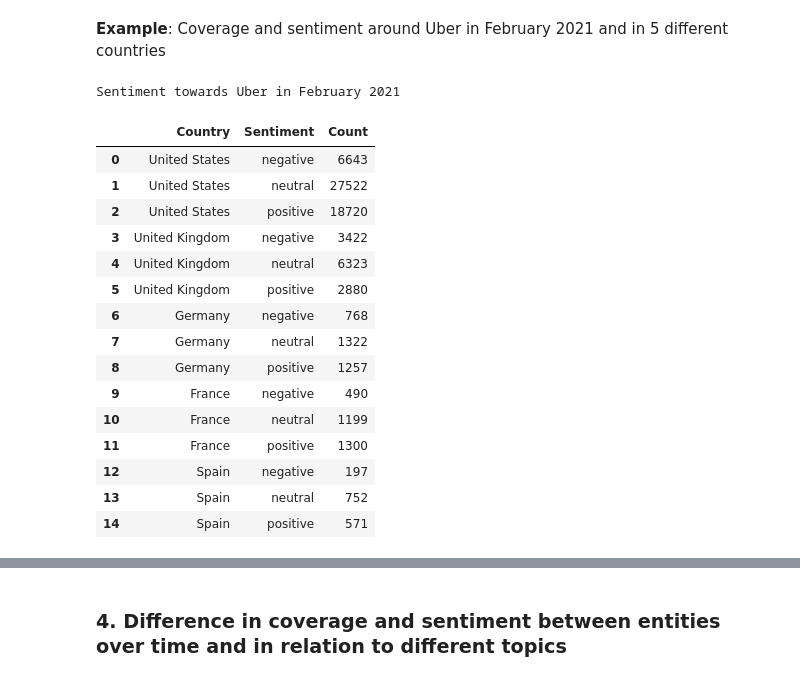
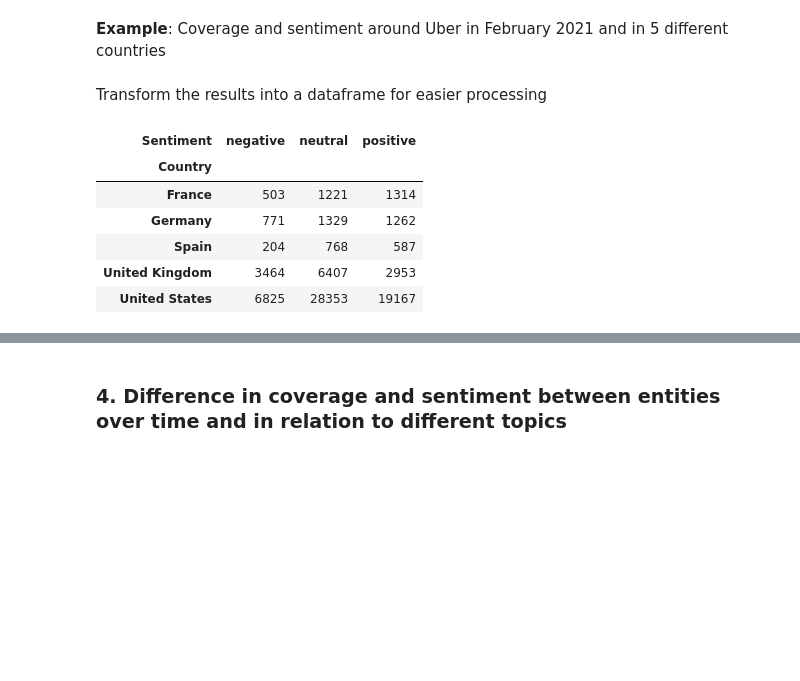
Before and after one commit to signal-ai/signal-api-tools, a Jupyter notebook: notebooks/trends_tutorial.ipynb, the cells around one changed output, grey strips where cells are left out. Drawn from its saved outputs; the diff is of its cells as text; code cells hidden in the pictures; blank space fills up the shorter version.

```diff
--- a/notebooks/trends_tutorial.ipynb
+++ b/notebooks/trends_tutorial.ipynb
@@ -296,7 +369,7 @@ query = {
     "where": {
         "published-at": {
             "gte": "2021-02-01",
-            "lte": "2021-02-28"
+            "lt": "2021-03-01"
         },
         # Here we can narrow our search by selecting only the documents where Uber is mentioned
         "entities": {
@@ -320,28 +393,25 @@ query = {
 }
 
 uber_result = request(json=query).json()
+# %% [markdown]
+Transform the results into a dataframe for easier processing
 # %%
 df = json_normalize(uber_result, 'aggregations')
 
 df = df.rename(columns={'entity.sentiment': 'Sentiment', 'document-count': 'Count', 'source.country': 'Country'})
 df = df.reindex(columns=['Country', 'Sentiment', 'Count'])
 
 df.style.set_caption('Sentiment towards Uber in February 2021')
+
+
+stacked_df = df.groupby(['Country', 'Sentiment']).sum().unstack()
+stacked_df.columns = stacked_df.columns.droplevel(0)
+stacked_df.head(10)
 # %% [output]
-Sentiment towards Uber in February 2021
-|  | Country | Sentiment | Count |
-| 0 | United States | negative | 6643 |
-| 1 | United States | neutral | 27522 |
-| 2 | United States | positive | 18720 |
-| 3 | United Kingdom | negative | 3422 |
-| 4 | United Kingdom | neutral | 6323 |
-| 5 | United Kingdom | positive | 2880 |
-| 6 | Germany | negative | 768 |
-| 7 | Germany | neutral | 1322 |
-| 8 | Germany | positive | 1257 |
-| 9 | France | negative | 490 |
-| 10 | France | neutral | 1199 |
-| 11 | France | positive | 1300 |
-| 12 | Spain | negative | 197 |
-| 13 | Spain | neutral | 752 |
-| 14 | Spain | positive | 571 |
+| Sentiment | negative | neutral | positive |
+| Country |  |  |  |
+| France | 503 | 1221 | 1314 |
+| Germany | 771 | 1329 | 1262 |
+| Spain | 204 | 768 | 587 |
+| United Kingdom | 3464 | 6407 | 2953 |
+| United States | 6825 | 28353 | 19167 |
```
Also changed, not shown: parts of 15 cells of this notebook.
